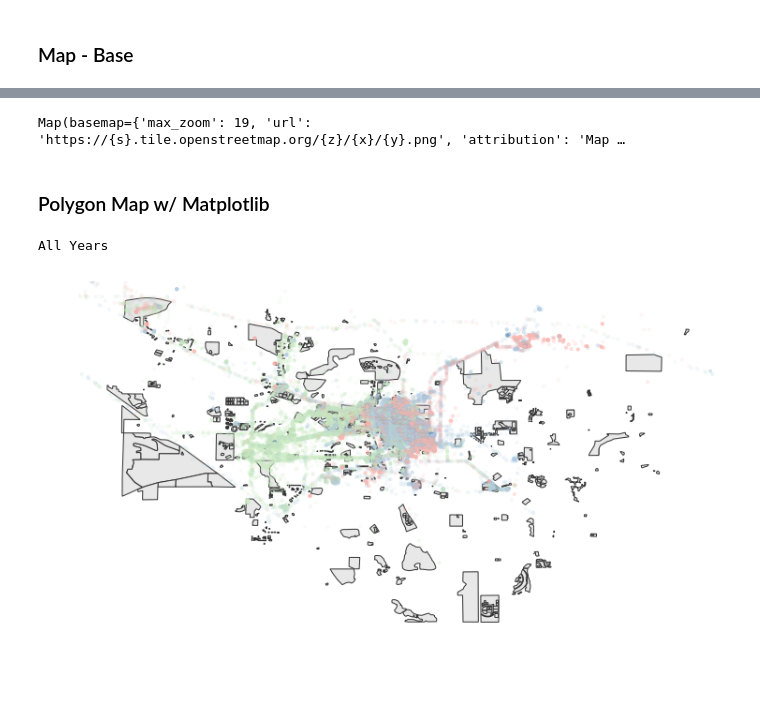
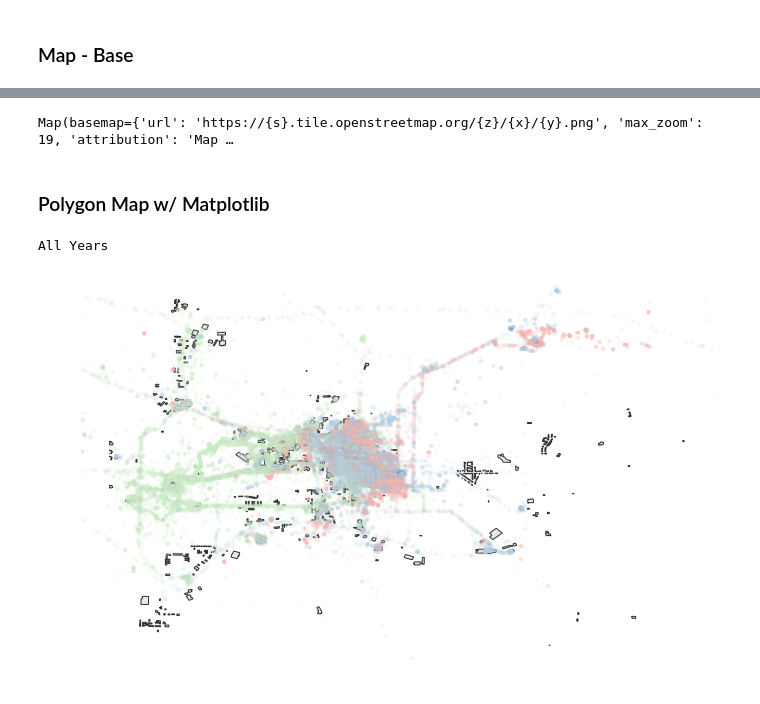
Before and after one commit to ryan-p-larson/city-maps, a Jupyter notebook: src/03-initial-mapping.ipynb, the cells around one changed output, grey strips where cells are left out. Drawn from its saved outputs; the diff is of its cells as text; code cells hidden in the pictures.

```diff
--- a/src/03-initial-mapping.ipynb
+++ b/src/03-initial-mapping.ipynb
@@ -17,11 +17,14 @@ from matplotlib import pyplot as plt
 from descartes import PolygonPatch
 # %% [markdown]
 ### Data
-# %%
-ic_polys_f = '../data/maps/ic-polygons.geojson'
-with open(ic_polys_f) as f:
-    ic_polys = json.load(f)
-
-coords_f = '../data/johnson-cnty-coords.csv'
-coords_df = pd.read_csv(coords_f)
+# %%
+# Iowa City GeoJSON's
+
+map_f = lambda f: '../data/maps/ic-{}.geojson'.format(f)
+shapes = ['buildings', 'roads', 'water']
+ic_geoms = {}
+
+for i in shapes:
+    with open(map_f(i)) as f:
+        ic_geoms[i] = json.load(f)
 # %%
@@ -103,18 +87,18 @@ heat_pg = make_yr_heatmap('postgrad')
 # %%
 M = Map(center=center, zoom=zoom)
+controller = LayersControl()
+M.add_control(controller)
+
 M.add_layer(base)
 #M.add_layer(data)
-M.add_control(controller)
 
 M.add_layer(heat_jr)
 M.add_layer(heat_sr)
 M.add_layer(heat_pg)
 
-M.
-
 M
 # %% [output]
-Map(basemap={'max_zoom': 19, 'url': 'https://{s}.tile.openstreetmap.org/{z}/{x}/{y}.png', 'attribution': 'Map …
+Map(basemap={'url': 'https://{s}.tile.openstreetmap.org/{z}/{x}/{y}.png', 'max_zoom': 19, 'attribution': 'Map …
 # %% [markdown]
 ### Polygon Map w/ Matplotlib
 # %%
@@ -169,14 +153,14 @@ yr_map = {
     'none': 'steelblue'
 }
 # %%
-MM = MatplotlibMap(polygons=ic_polys['features'][::-1])
+MM = MatplotlibMap(polygons=ic_geoms['buildings']['features'][::-1])
 MM.get_point_map(coords_df)
 
 print ('All Years')
 plt.axis('off')
 plt.show()
 # %% [output]
 All Years
-[figure, old version]
+[figure, new version]
 # %%
 for yr in ['junior', 'senior', 'postgrad']:
```
Also changed, not shown: parts of 32 cells of this notebook.
